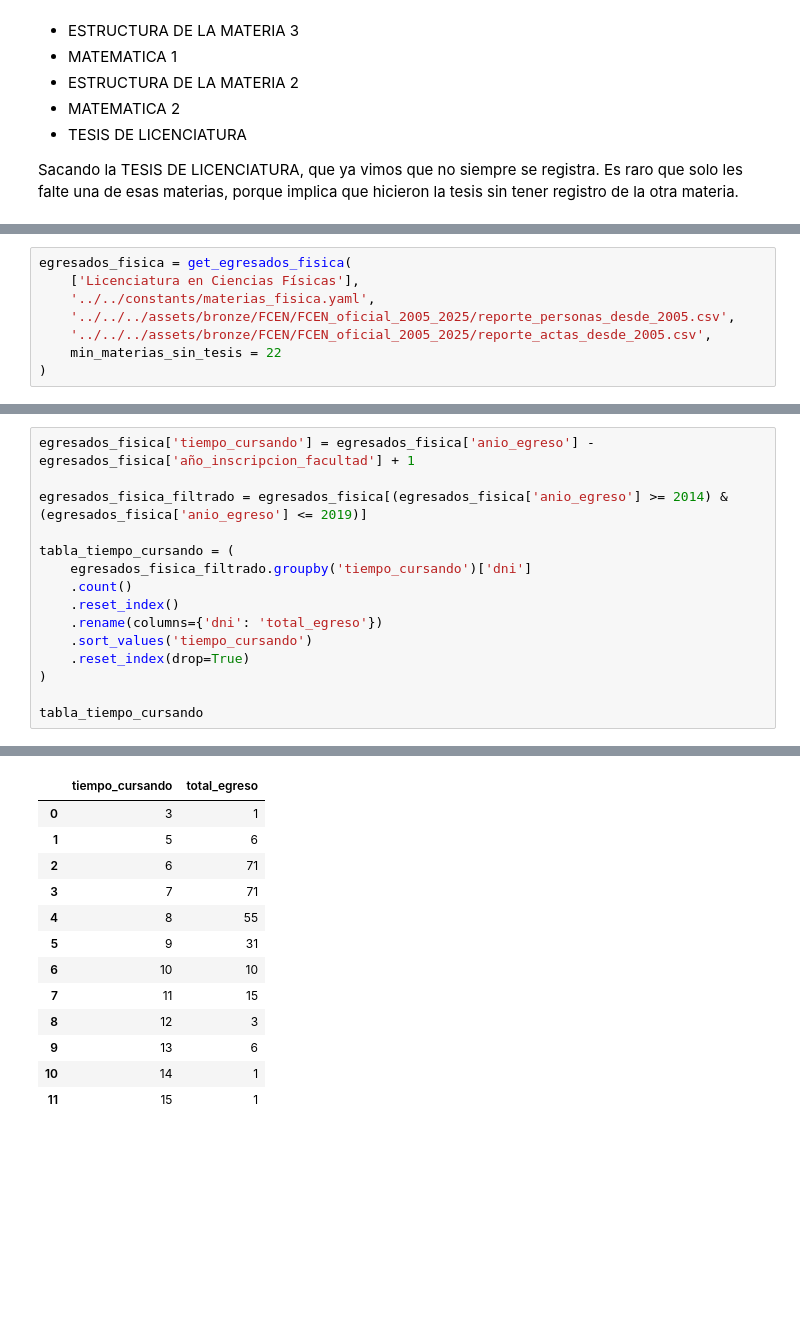
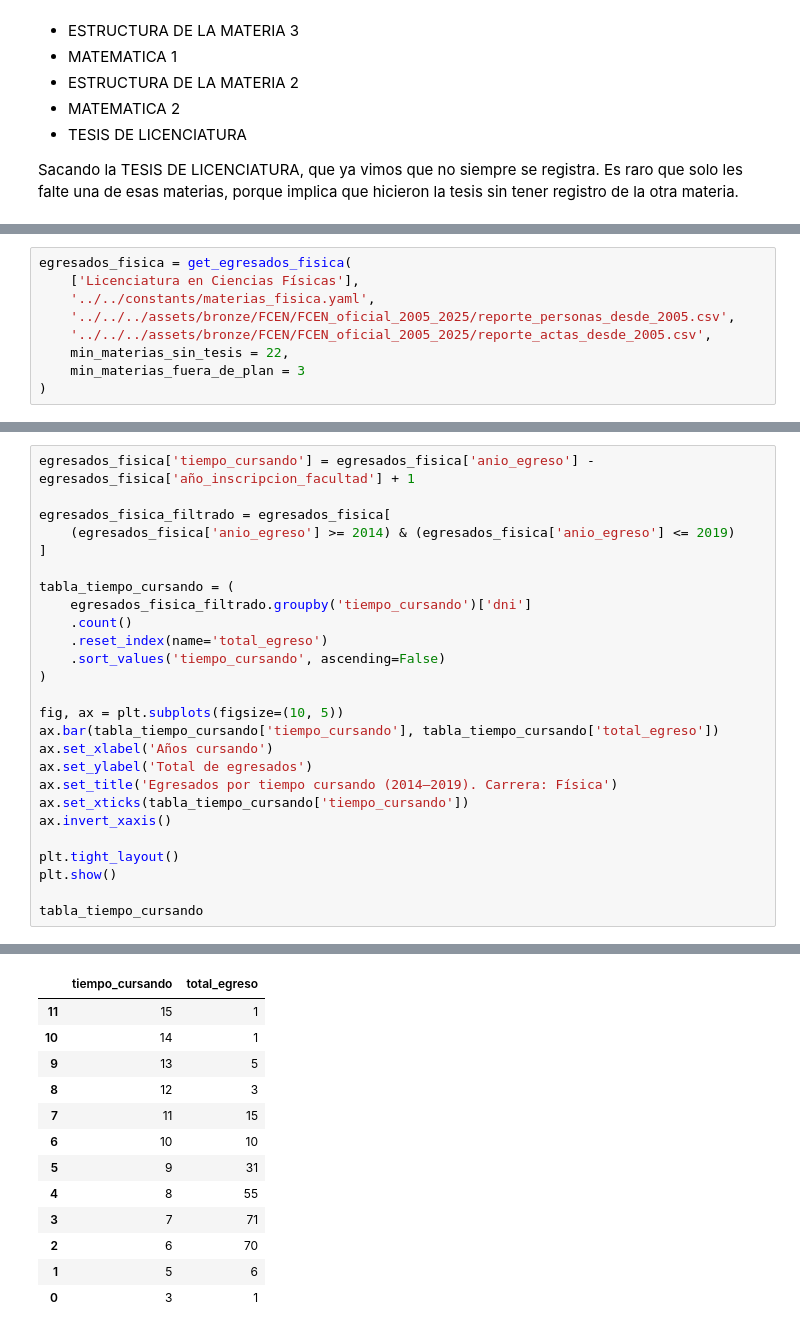
Before and after one commit to solcalloni/modelos-para-prediccion-de-abandono, a Jupyter notebook: packages/exploratory-data-analysis/FCEN_2005_2025/02-analisis_por_carrera.ipynb, the cells around one changed output, grey strips where cells are left out. Cells and saved outputs as stored; diff of their text form; blank space fills up the shorter version.

```diff
--- a/packages/exploratory-data-analysis/FCEN_2005_2025/02-analisis_por_carrera.ipynb
+++ b/packages/exploratory-data-analysis/FCEN_2005_2025/02-analisis_por_carrera.ipynb
@@ -375,7 +249,8 @@ egresados_fisica = get_egresados_fisica(
     '../../constants/materias_fisica.yaml',
     '../../../assets/bronze/FCEN/FCEN_oficial_2005_2025/reporte_personas_desde_2005.csv',
     '../../../assets/bronze/FCEN/FCEN_oficial_2005_2025/reporte_actas_desde_2005.csv',
-    min_materias_sin_tesis = 22
+    min_materias_sin_tesis = 22,
+    min_materias_fuera_de_plan = 3
 )
 # %%
 plot_egresados_fisica_por_anio(egresados_fisica)
@@ -397,16 +272,27 @@ plot_egresados_fisica_por_anio(egresados_fisica)
 # %%
 egresados_fisica['tiempo_cursando'] = egresados_fisica['anio_egreso'] - egresados_fisica['año_inscripcion_facultad'] + 1
 
-egresados_fisica_filtrado = egresados_fisica[(egresados_fisica['anio_egreso'] >= 2014) & (egresados_fisica['anio_egreso'] <= 2019)]
+egresados_fisica_filtrado = egresados_fisica[
+    (egresados_fisica['anio_egreso'] >= 2014) & (egresados_fisica['anio_egreso'] <= 2019)
+]
 
 tabla_tiempo_cursando = (
     egresados_fisica_filtrado.groupby('tiempo_cursando')['dni']
     .count()
-    .reset_index()
-    .rename(columns={'dni': 'total_egreso'})
-    .sort_values('tiempo_cursando')
-    .reset_index(drop=True)
+    .reset_index(name='total_egreso')
+    .sort_values('tiempo_cursando', ascending=False)
 )
 
+fig, ax = plt.subplots(figsize=(10, 5))
+ax.bar(tabla_tiempo_cursando['tiempo_cursando'], tabla_tiempo_cursando['total_egreso'])
+ax.set_xlabel('Años cursando')
+ax.set_ylabel('Total de egresados')
+ax.set_title('Egresados por tiempo cursando (2014–2019). Carrera: Física')
+ax.set_xticks(tabla_tiempo_cursando['tiempo_cursando'])
+ax.invert_xaxis()
+
+plt.tight_layout()
+plt.show()
+
 tabla_tiempo_cursando
 # %% [output]
@@ -413,16 +300,16 @@ tabla_tiempo_cursando
 |  | tiempo_cursando | total_egreso |
+| 11 | 15 | 1 |
+| 10 | 14 | 1 |
+| 9 | 13 | 5 |
+| 8 | 12 | 3 |
+| 7 | 11 | 15 |
+| 6 | 10 | 10 |
+| 5 | 9 | 31 |
+| 4 | 8 | 55 |
+| 3 | 7 | 71 |
+| 2 | 6 | 70 |
+| 1 | 5 | 6 |
 | 0 | 3 | 1 |
-| 1 | 5 | 6 |
-| 2 | 6 | 71 |
-| 3 | 7 | 71 |
-| 4 | 8 | 55 |
-| 5 | 9 | 31 |
-| 6 | 10 | 10 |
-| 7 | 11 | 15 |
-| 8 | 12 | 3 |
-| 9 | 13 | 6 |
-| 10 | 14 | 1 |
-| 11 | 15 | 1 |
 # %%
 pivot = (
     egresados_fisica_filtrado.groupby(['tiempo_cursando', 'anio_egreso'])['dni']
```
Also changed, not shown: parts of 13 cells of this notebook.
